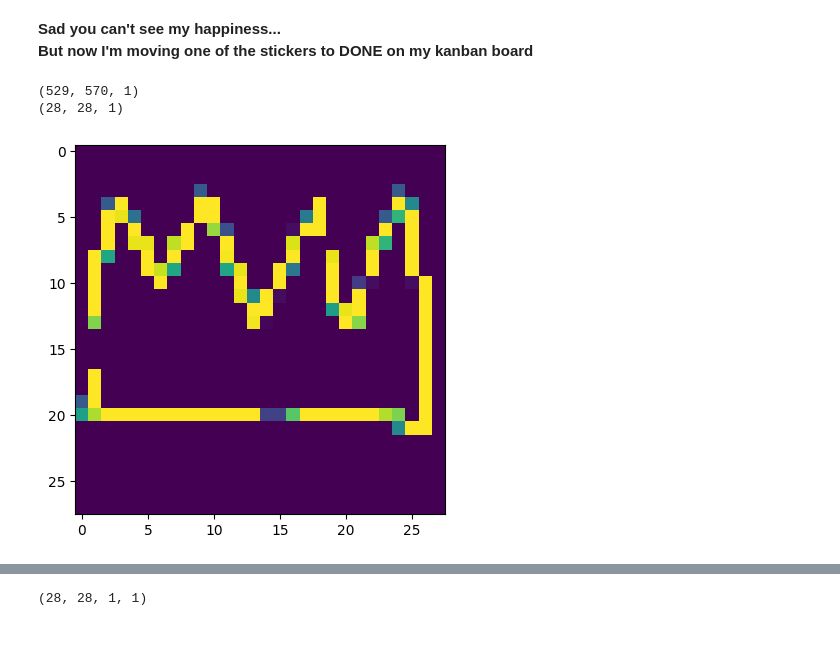
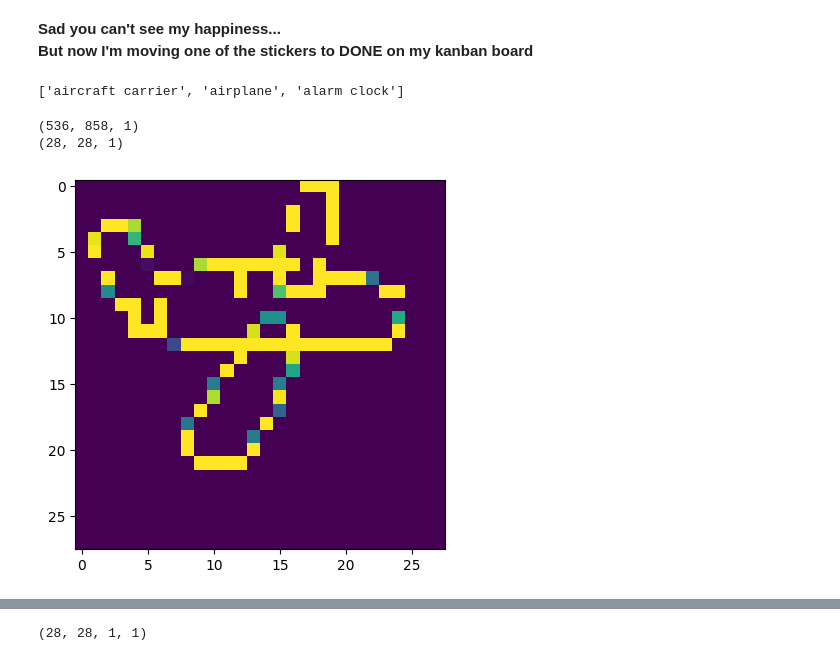
Before and after one commit to Venchislav/ConvMoNET, a Jupyter notebook: ML Model/classifier.ipynb, the cells around one changed output, grey strips where cells are left out. Saved outputs shown, nothing was run; the diff lists cells and outputs as text; code cells hidden in the pictures.

```diff
--- a/ML Model/classifier.ipynb
+++ b/ML Model/classifier.ipynb
@@ -278,12 +281,16 @@ def user_data(image_path):
     X.append(img)
     plt.imshow(img)
     return X
+# %%
+categories[:3]
+# %% [output]
+['aircraft carrier', 'airplane', 'alarm clock']
 # %%
-user_img_mr = user_data('E:/ConvMoNET/TestImages/Crown.png')
+user_img_mr = user_data('E:/ConvMoNET/TestImages/plane.png')
 # %% [output]
-(529, 570, 1)
+(536, 858, 1)
 (28, 28, 1)
-[figure, old version]
+[figure, new version]
 # %%
 user_img_mr = np.expand_dims(user_img_mr, axis=3)
 # %%
```
Also changed, not shown: parts of 32 cells of this notebook.
